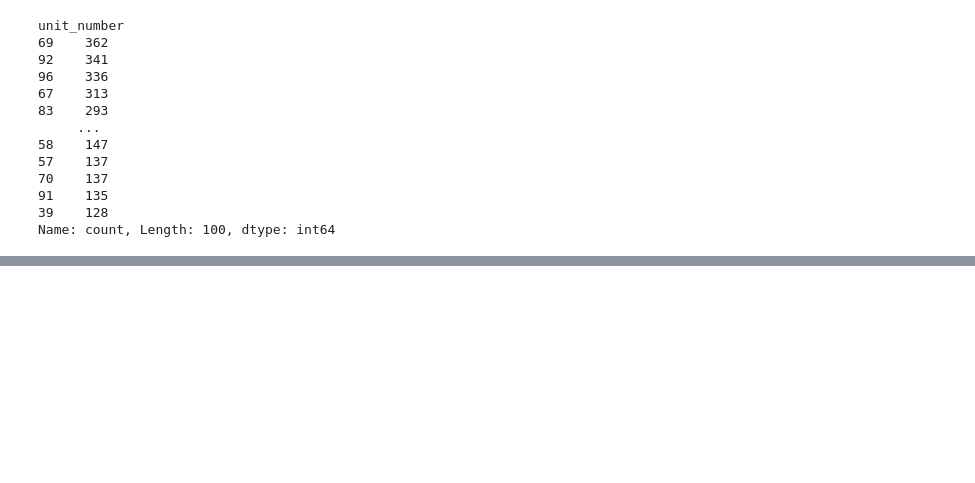
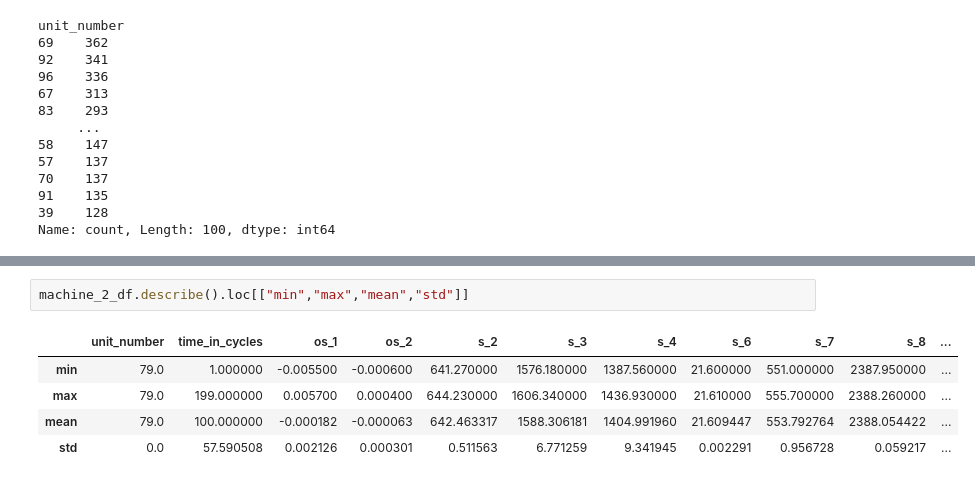
Before and after one commit to berkaylacinkaya/NASA_CMAPSS_TURBOFAN_ENGINE-PdM-, a Jupyter notebook: main.ipynb, the cells around one changed output, grey strips where cells are left out. Cells and saved outputs as stored; diff of their text form; blank space fills up the shorter version.

```diff
--- a/main.ipynb
+++ b/main.ipynb
@@ -129,0 +321,8 @@ machine_3_df = df.loc[df["unit_number"]==failure_cycles.idxmin()]
+# %%
+machine_2_df.describe().loc[["min","max","mean","std"]]
+# %% [output]
+|  | unit_number | time_in_cycles | os_1 | os_2 | s_2 | s_3 | s_4 | s_6 | s_7 | s_8 | ... |
+| min | 79.0 | 1.000000 | -0.005500 | -0.000600 | 641.270000 | 1576.180000 | 1387.560000 | 21.600000 | 551.000000 | 2387.950000 | ... |
+| max | 79.0 | 199.000000 | 0.005700 | 0.000400 | 644.230000 | 1606.340000 | 1436.930000 | 21.610000 | 555.700000 | 2388.260000 | ... |
+| mean | 79.0 | 100.000000 | -0.000182 | -0.000063 | 642.463317 | 1588.306181 | 1404.991960 | 21.609447 | 553.792764 | 2388.054422 | ... |
+| std | 0.0 | 57.590508 | 0.002126 | 0.000301 | 0.511563 | 6.771259 | 9.341945 | 0.002291 | 0.956728 | 0.059217 | ... |
```
Also changed, not shown: parts of 21 cells of this notebook.
